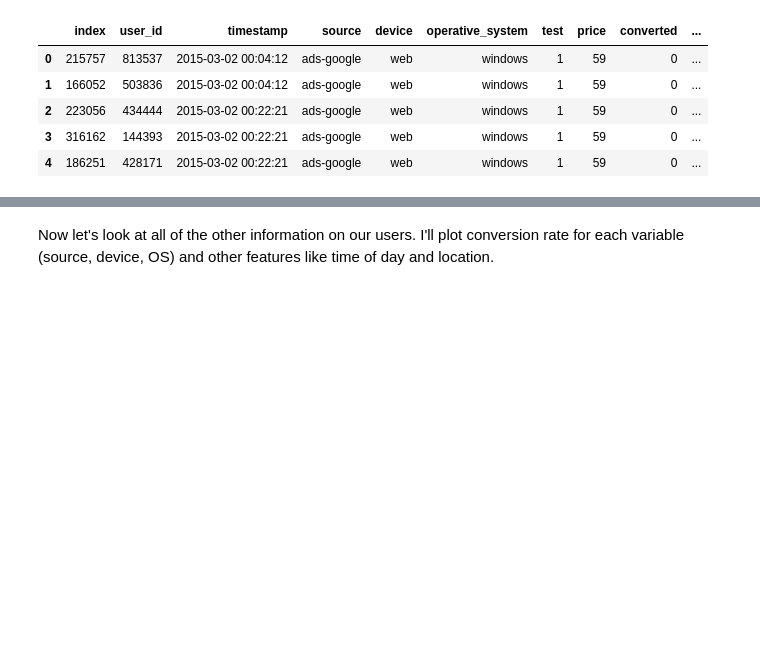
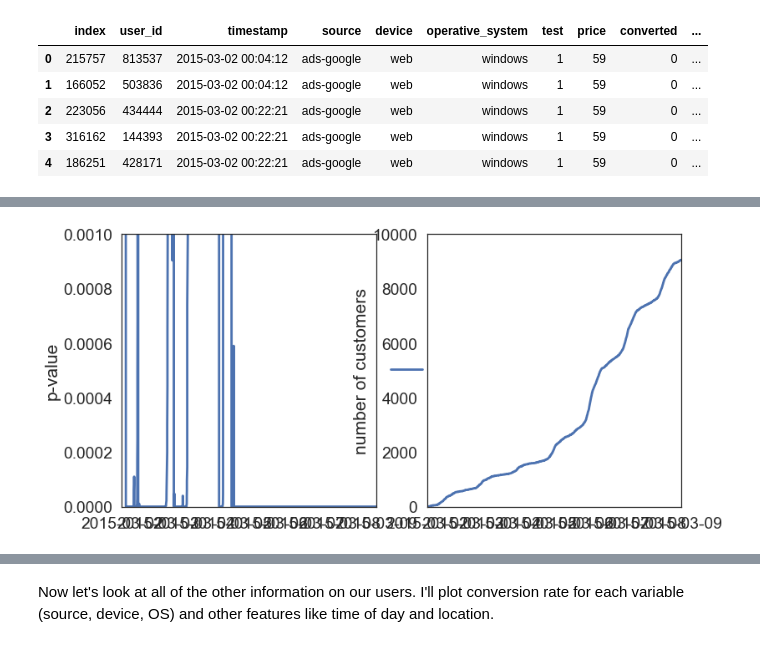
Before and after one commit to nwespe/CDPredictor, a Jupyter notebook: Data Challenges/DC2 Pricing AB Test/Pricing.ipynb, the cells around one changed output, grey strips where cells are left out. Cells and saved outputs as stored; diff of their text form; code cells hidden in the pictures; blank space fills up the shorter version.

```diff
--- a/Data Challenges/DC2 Pricing AB Test/Pricing.ipynb
+++ b/Data Challenges/DC2 Pricing AB Test/Pricing.ipynb
@@ -117,0 +122,7 @@ Well, that looks pretty convincing. We could probably have seen a difference wit
+# %%
+from scipy.stats import t
+n = 114128  # sample number for $59 price
+sv = (x*(1-x))/n  # sample variance
+t_stat = (x-0.0131469661017)/np.sqrt(sv/float(n))  # t-statistic for proportion
+pval = t.sf(t_stat, n-1)  # one-sided pvalue = Prob(t>tt)
+print 't-statistic = %6.3f pvalue = %6.10f' % (t_stat, pval)
@@ -174,0 +195,28 @@ plt.show()
+# %%
+def find_pval(row):
+    n = row.cum_count
+    x = row.cum_rate
+    sv = (x*(1-x))/n  # sample variance
+    t_stat = (x-0.0131469661017)/np.sqrt(sv/float(n))  # t-statistic for proportion
+    return t.sf(t_stat, n-1)  # one-sided pvalue = Prob(t>tt)
+
+test_pval = ordered_results_59.apply(lambda x: find_pval(x), axis=1)
+# %%
+ordered_results_59['p-value'] = test_pval
+# %%
+enddate = datetime.datetime(2015,3,9)
+startdate = datetime.datetime(2015,3,2)
+# fig = plt.figure(figsize(12, 6))
+fig, ax = plt.subplots(1, 2)
+ax[0].plot(ordered_results_59.timestamp, ordered_results_59['p-value'])
+ax[0].legend(loc='center left', bbox_to_anchor=(1, 0.5))
+ax[0].set_ylim(0, 0.001)
+ax[0].set_ylabel('p-value')
+ax[0].set_xlim(startdate, enddate)
+ax[1].plot(ordered_results_59.timestamp, ordered_results_59['cum_count'])
+ax[1].set_ylim(0, 10000)
+ax[1].set_ylabel('number of customers')
+ax[1].set_xlim(startdate, enddate)
+plt.show()
+# %% [output]
+[figure, added]
```
Also changed, not shown: parts of 14 cells of this notebook.
